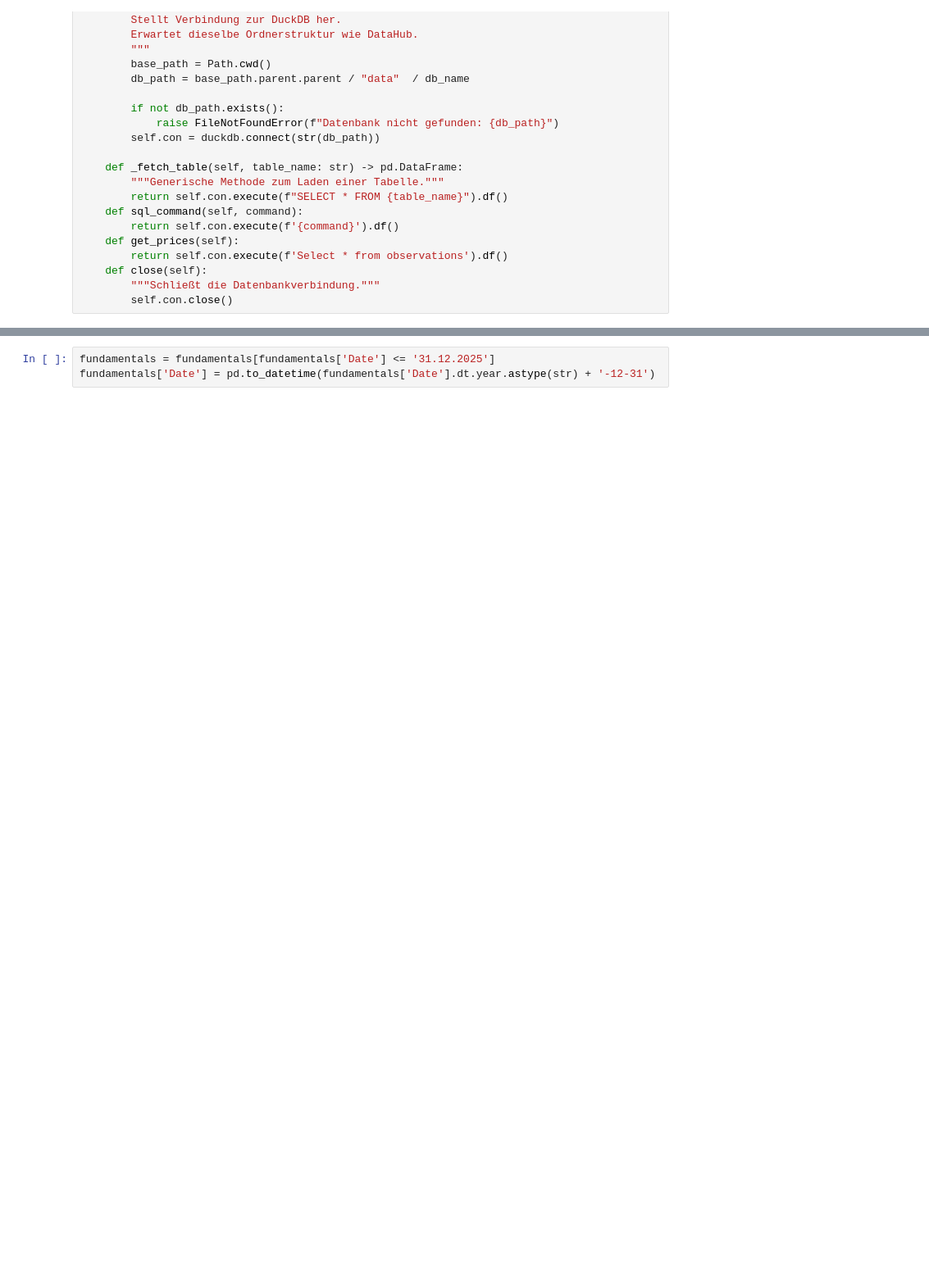
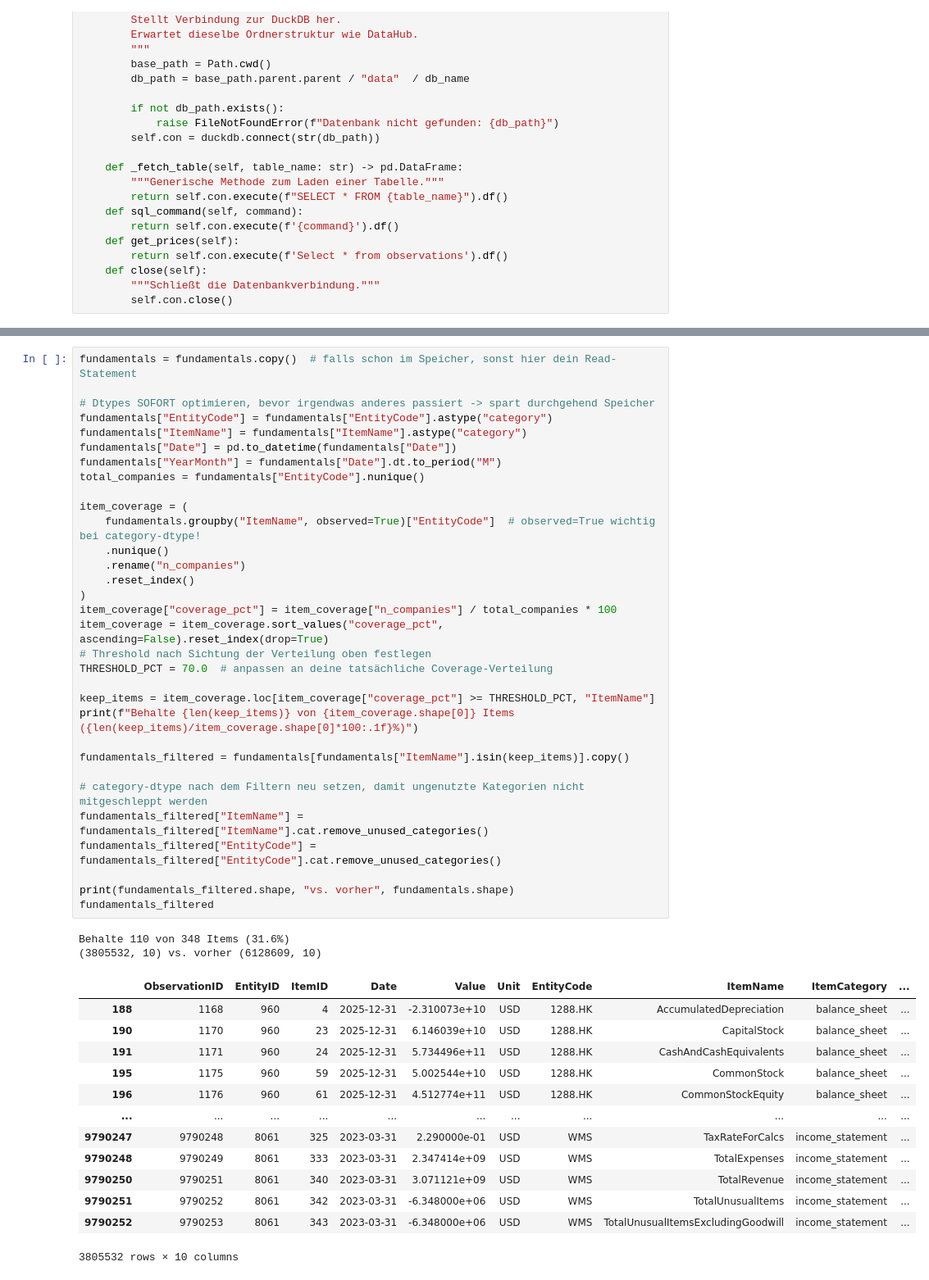
Before and after one commit to KonradSchumacher/DivAnalysisGNN, a Jupyter notebook: src/03_Gold/data_prep_company.ipynb, the cells around one changed output, grey strips where cells are left out. Shown at 82% size. Drawn from its saved outputs; the diff is of its cells as text; blank space fills up the shorter version.

```diff
--- a/src/03_Gold/data_prep_company.ipynb
+++ b/src/03_Gold/data_prep_company.ipynb
@@ -36,3 +51,48 @@ fundamentals = result[result['ItemCategory'].isin(['balance_sheet', 'cashflow',
-# %%
-fundamentals = fundamentals[fundamentals['Date'] <= '31.12.2025']
-fundamentals['Date'] = pd.to_datetime(fundamentals['Date'].dt.year.astype(str) + '-12-31')
+# %%
+fundamentals = fundamentals.copy()  # falls schon im Speicher, sonst hier dein Read-Statement
+
+# Dtypes SOFORT optimieren, bevor irgendwas anderes passiert -> spart durchgehend Speicher
+fundamentals["EntityCode"] = fundamentals["EntityCode"].astype("category")
+fundamentals["ItemName"] = fundamentals["ItemName"].astype("category")
+fundamentals["Date"] = pd.to_datetime(fundamentals["Date"])
+fundamentals["YearMonth"] = fundamentals["Date"].dt.to_period("M")
+total_companies = fundamentals["EntityCode"].nunique()
+
+item_coverage = (
+    fundamentals.groupby("ItemName", observed=True)["EntityCode"]  # observed=True wichtig bei category-dtype!
+    .nunique()
+    .rename("n_companies")
+    .reset_index()
+)
+item_coverage["coverage_pct"] = item_coverage["n_companies"] / total_companies * 100
+item_coverage = item_coverage.sort_values("coverage_pct", ascending=False).reset_index(drop=True)
+# Threshold nach Sichtung der Verteilung oben festlegen
+THRESHOLD_PCT = 70.0  # anpassen an deine tatsächliche Coverage-Verteilung
+
+keep_items = item_coverage.loc[item_coverage["coverage_pct"] >= THRESHOLD_PCT, "ItemName"]
+print(f"Behalte {len(keep_items)} von {item_coverage.shape[0]} Items ({len(keep_items)/item_coverage.shape[0]*100:.1f}%)")
+
+fundamentals_filtered = fundamentals[fundamentals["ItemName"].isin(keep_items)].copy()
+
+# category-dtype nach dem Filtern neu setzen, damit ungenutzte Kategorien nicht mitgeschleppt werden
+fundamentals_filtered["ItemName"] = fundamentals_filtered["ItemName"].cat.remove_unused_categories()
+fundamentals_filtered["EntityCode"] = fundamentals_filtered["EntityCode"].cat.remove_unused_categories()
+
+print(fundamentals_filtered.shape, "vs. vorher", fundamentals.shape)
+fundamentals_filtered
+# %% [output]
+Behalte 110 von 348 Items (31.6%)
+(3805532, 10) vs. vorher (6128609, 10)
+|  | ObservationID | EntityID | ItemID | Date | Value | Unit | EntityCode | ItemName | ItemCategory | ... |
+| 188 | 1168 | 960 | 4 | 2025-12-31 | -2.310073e+10 | USD | 1288.HK | AccumulatedDepreciation | balance_sheet | ... |
+| 190 | 1170 | 960 | 23 | 2025-12-31 | 6.146039e+10 | USD | 1288.HK | CapitalStock | balance_sheet | ... |
+| 191 | 1171 | 960 | 24 | 2025-12-31 | 5.734496e+11 | USD | 1288.HK | CashAndCashEquivalents | balance_sheet | ... |
+| 195 | 1175 | 960 | 59 | 2025-12-31 | 5.002544e+10 | USD | 1288.HK | CommonStock | balance_sheet | ... |
+| 196 | 1176 | 960 | 61 | 2025-12-31 | 4.512774e+11 | USD | 1288.HK | CommonStockEquity | balance_sheet | ... |
+| ... | ... | ... | ... | ... | ... | ... | ... | ... | ... | ... |
+| 9790247 | 9790248 | 8061 | 325 | 2023-03-31 | 2.290000e-01 | USD | WMS | TaxRateForCalcs | income_statement | ... |
+| 9790248 | 9790249 | 8061 | 333 | 2023-03-31 | 2.347414e+09 | USD | WMS | TotalExpenses | income_statement | ... |
+| 9790250 | 9790251 | 8061 | 340 | 2023-03-31 | 3.071121e+09 | USD | WMS | TotalRevenue | income_statement | ... |
+| 9790251 | 9790252 | 8061 | 342 | 2023-03-31 | -6.348000e+06 | USD | WMS | TotalUnusualItems | income_statement | ... |
+| 9790252 | 9790253 | 8061 | 343 | 2023-03-31 | -6.348000e+06 | USD | WMS | TotalUnusualItemsExcludingGoodwill | income_statement | ... |
+3805532 rows × 10 columns
```
Also changed, not shown: parts of 21 cells of this notebook, 6 other files.
